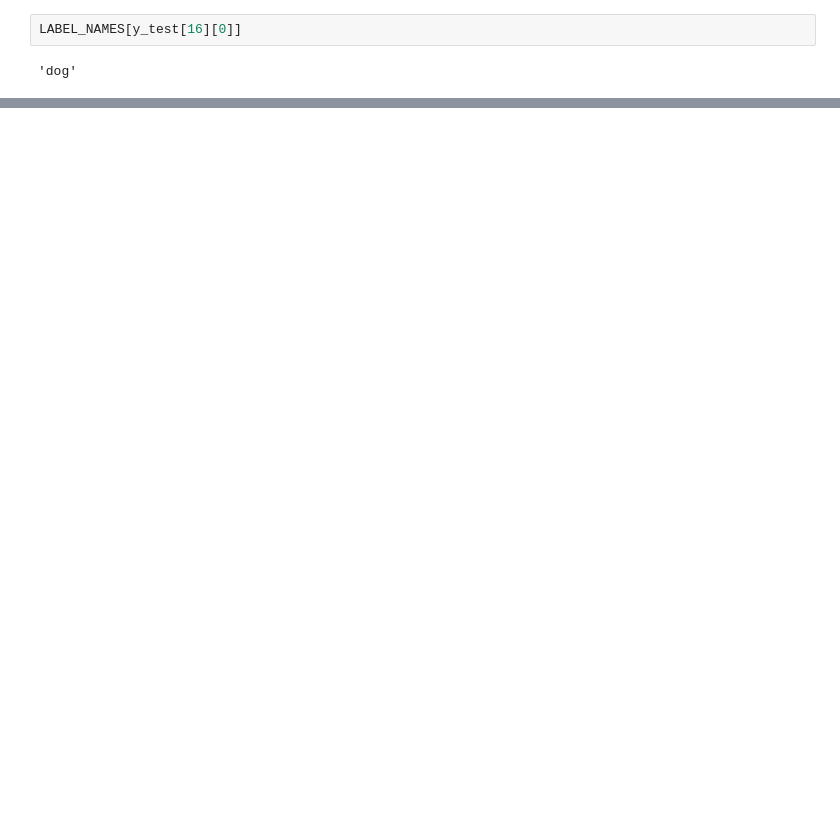
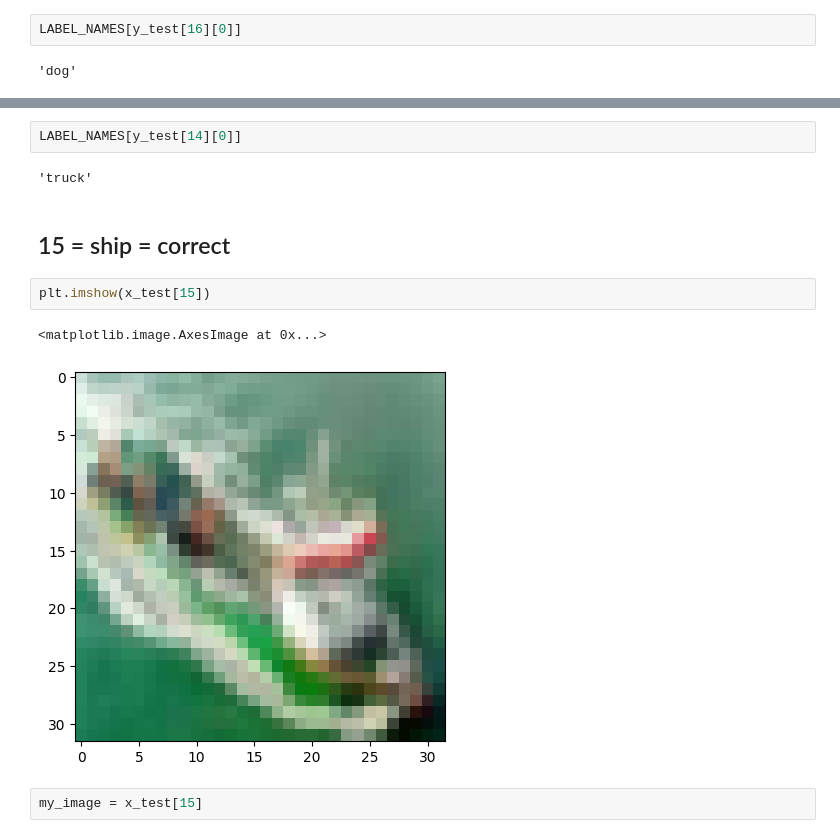
Before and after one commit to mariaingold/CNN, a Jupyter notebook: CNN_object_recognition.ipynb, the cells around one changed output, grey strips where cells are left out. Drawn from its saved outputs; the diff is of its cells as text; blank space fills up the shorter version.

```diff
--- a/CNN_object_recognition.ipynb
+++ b/CNN_object_recognition.ipynb
@@ -424,0 +479,13 @@ LABEL_NAMES[y_test[16][0]]
+# %%
+LABEL_NAMES[y_test[14][0]]
+# %% [output]
+'truck'
+# %% [markdown]
+## 15 = ship = correct
+# %%
+plt.imshow(x_test[15])
+# %% [output]
+<matplotlib.image.AxesImage at 0x...>
+[figure, added]
+# %%
+my_image = x_test[15]
```
Also changed, not shown: parts of 28 cells of this notebook.
